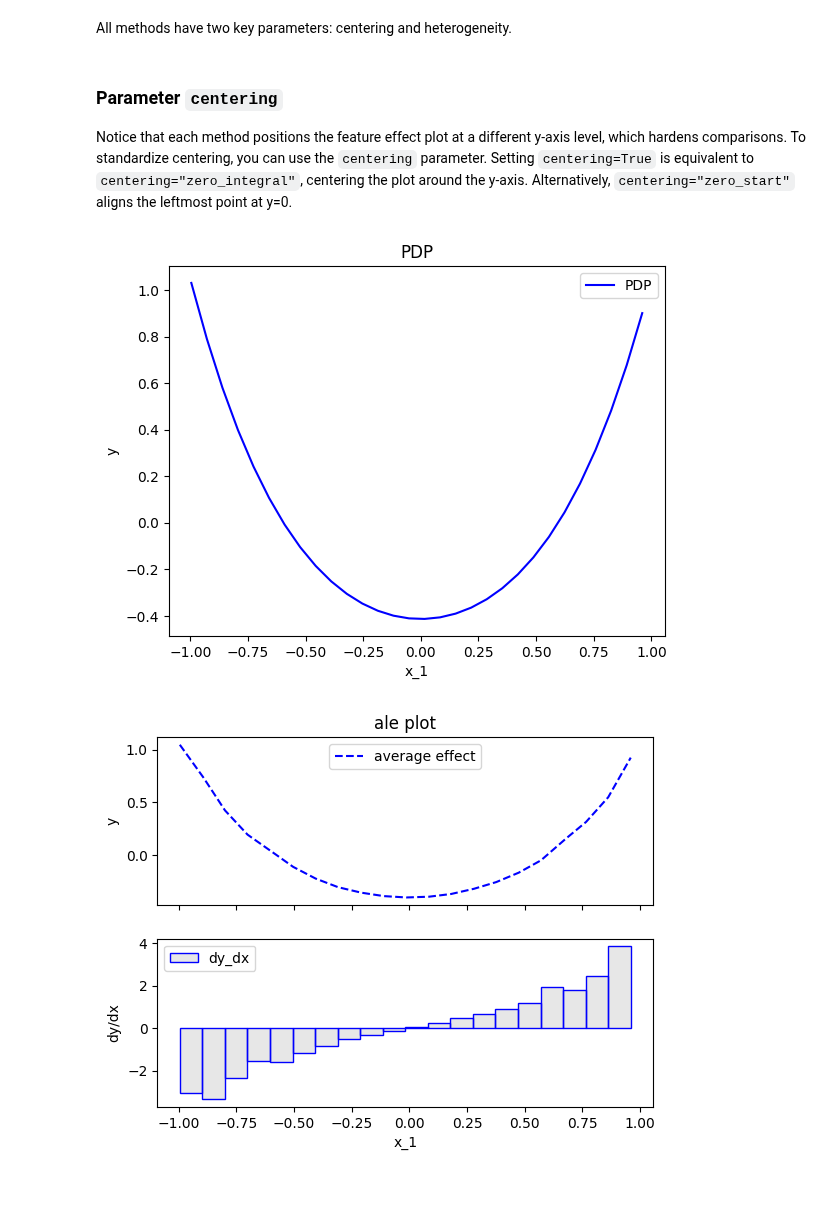
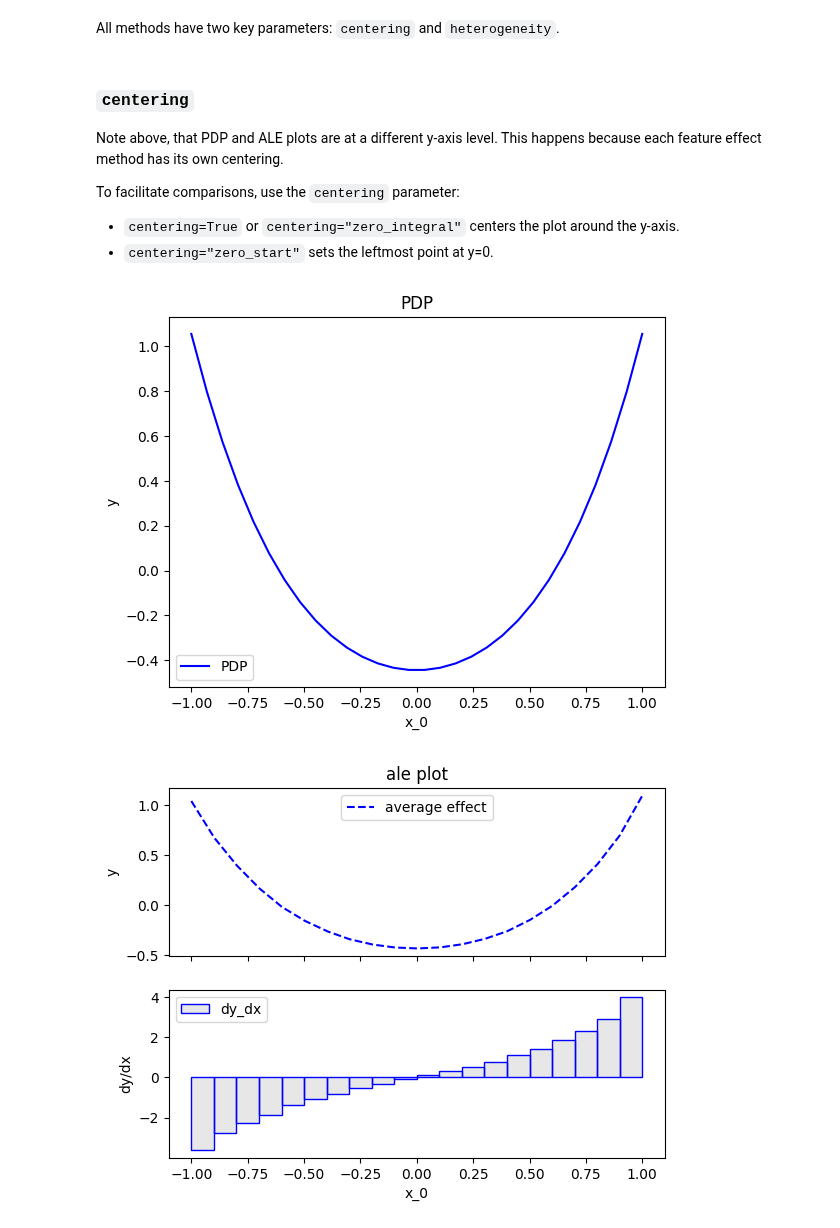
Before and after one commit to givasile/effector, a Jupyter notebook: notebooks/getting-started/tutorial_effector.ipynb, the cells around one changed output. Saved outputs shown, nothing was run; the diff lists cells and outputs as text; code cells hidden in the pictures; blank space fills up the shorter version.

```diff
--- a/notebooks/getting-started/tutorial_effector.ipynb
+++ b/notebooks/getting-started/tutorial_effector.ipynb
@@ -12,8 +12,9 @@ import numpy as np
 
 np.random.seed(21)
 
-X = np.random.uniform(-1, 1, (100, 2))
+X = np.random.uniform(-1, 1, (1000, 2))
 f = lambda x: x[:, 0]**2 + x[:, 0]**4 * (x[:, 1] > 0)
+axis_limits = np.array([[-1, -1], [1, 1]])
 # %% [markdown]
 
 ## Global Effect
@@ -28,17 +29,20 @@ effector.ALE(X, f).plot(feature=0)
 # %% [markdown]
-All methods have two key parameters: centering and heterogeneity.
+All methods have two key parameters: `centering` and `heterogeneity`.
 # %% [markdown]
-### Parameter `centering`
+### `centering`
 
-Notice that each method positions the feature effect plot at a different y-axis level, which hardens comparisons.
-To standardize centering, you can use the `centering` parameter.
-Setting `centering=True` is equivalent to `centering="zero_integral"`, centering the plot around the y-axis.
-Alternatively, `centering="zero_start"` aligns the leftmost point at y=0.
+Note above, that PDP and ALE plots are at a different y-axis level.
+This happens because each feature effect method has its own centering.
+
+To facilitate comparisons, use the `centering` parameter:
+
+- `centering=True` or `centering="zero_integral"` centers the plot around the y-axis.
+- `centering="zero_start"` sets the leftmost point at y=0.
 # %%
 # Important parameters: Centering
-effector.PDP(X, f).plot(feature=0, centering=True)
-effector.ALE(X, f).plot(feature=0, centering=True)
+effector.PDP(X, f, axis_limits=axis_limits).plot(feature=0, centering=True)
+effector.ALE(X, f, axis_limits=axis_limits).plot(feature=0, centering=True)
 # %% [output]
-[figure, old version]
+[figure, new version]
-[figure, old version]
+[figure, new version]
 # %%
```
Also changed, not shown: parts of 15 cells of this notebook, 8 other files.
